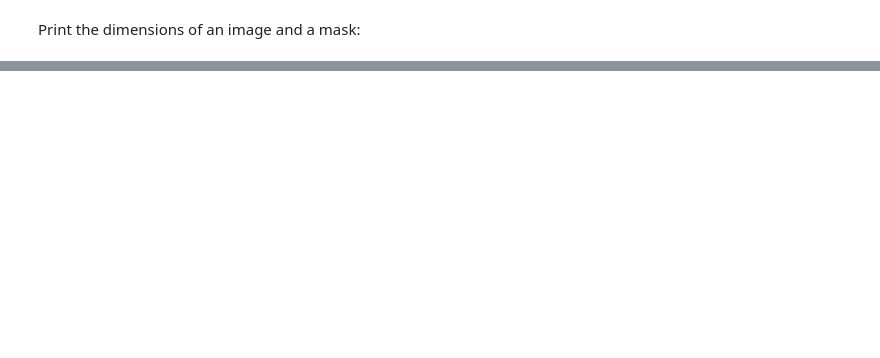
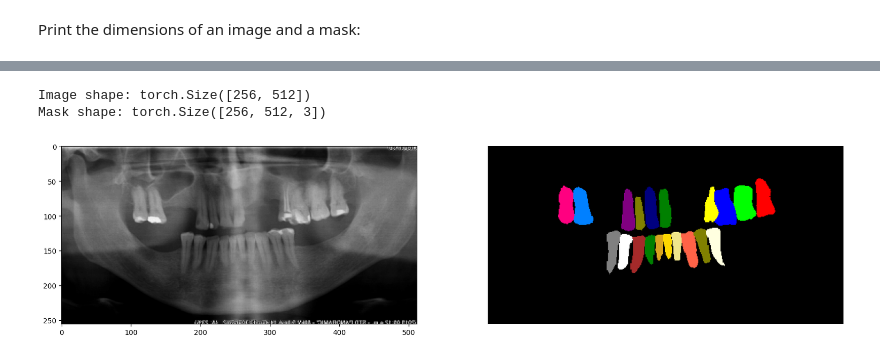
Before and after one commit to aaronespasa/background-segmentation, a Jupyter notebook: insights/data.ipynb, the cells around one changed output, grey strips where cells are left out. Drawn from its saved outputs; the diff is of its cells as text; code cells hidden in the pictures; blank space fills up the shorter version.

```diff
--- a/insights/data.ipynb
+++ b/insights/data.ipynb
@@ -42,0 +54,22 @@ print(f"Mask shape: {mask.shape}")
+# %%
+DATA_FOLDER = os.path.join("..", "data")
+
+train_dataset = TeethDataset(DATA_FOLDER, "training", True, image_height=512, image_width=256)
+
+# print the shape of a random image and its mask
+image, mask = train_dataset[1]
+print(f"Image shape: {image.shape}")
+print(f"Mask shape: {mask.shape}")
+# %% [output]
+Image shape: torch.Size([256, 512])
+Mask shape: torch.Size([256, 512, 3])
+# %%
+fig = plt.figure(figsize=(20, 10))
+ax = fig.subplots(1, 2)
+ax[0].imshow(image, cmap="gray")
+plt.axis("off")
+ax[1].imshow(mask)
+plt.axis("off")
+plt.show()
+# %% [output]
+[figure, added]
```
Also changed, not shown: parts of 11 cells of this notebook, 2 other files.
